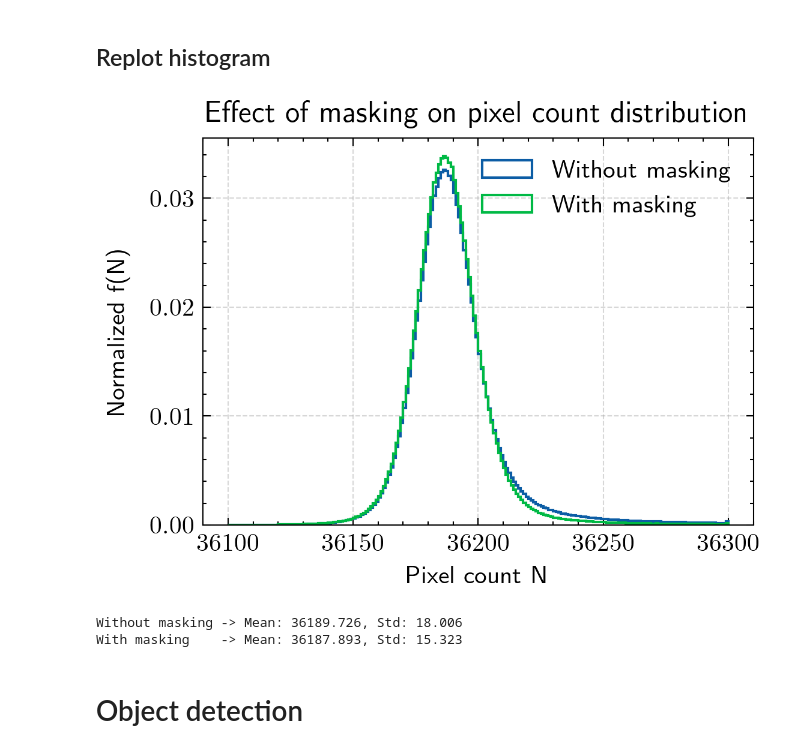
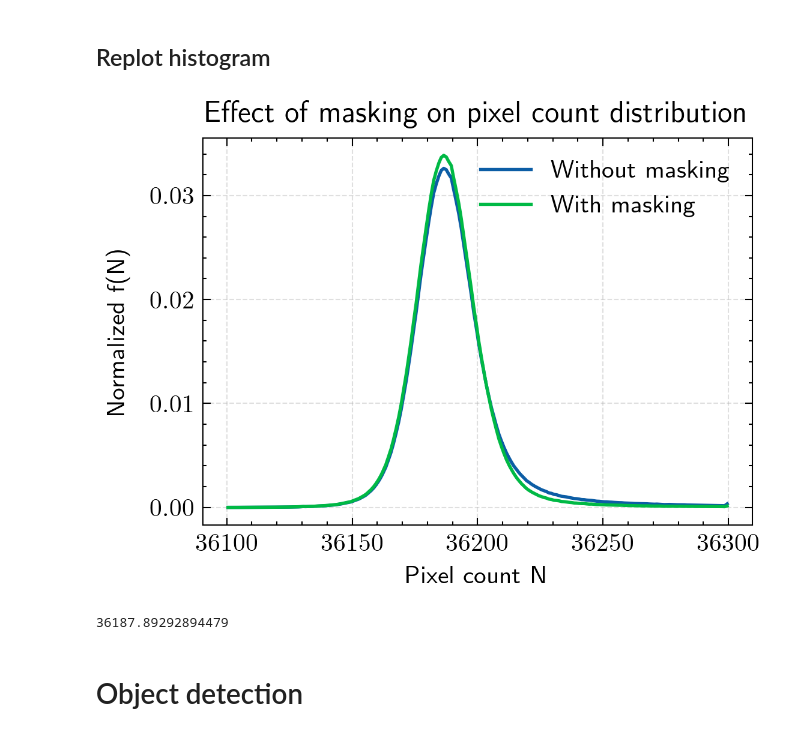
Before and after one commit to wnguyen1312/Astronomical-Image-Processing, a Jupyter notebook: visualization.ipynb, the cells around one changed output. Saved outputs shown, nothing was run; the diff lists cells and outputs as text; code cells hidden in the pictures.

```diff
--- a/visualization.ipynb
+++ b/visualization.ipynb
@@ -244,43 +244,35 @@ plt.show()
 # %%
 # --- Flatten both arrays ---
 pixels_all = crop.flatten()
-pixels_masked = crop[mask_bool].flatten()   # only used if True
+pixels_masked = crop[mask_bool].flatten()
 
 # --- Define range and bins ---
 min_count, max_count = 36.1e3, 36.3e3
 bin_edges = np.arange(min_count, max_count + 1, 1)
+bin_centers = 0.5 * (bin_edges[:-1] + bin_edges[1:])
 
 # --- Apply range selection ---
-range_mask_all = (pixels_all >= min_count) & (pixels_all <= max_count)
-range_mask_masked = (pixels_masked >= min_count) & (pixels_masked <= max_count)
+pixels_all_in_range = pixels_all[(pixels_all >= min_count) & (pixels_all <= max_count)]
+pixels_masked_in_range = pixels_masked[(pixels_masked >= min_count) & (pixels_masked <= max_count)]
 
-pixels_all_in_range = pixels_all[range_mask_all]
-pixels_masked_in_range = pixels_masked[range_mask_masked]
+# --- Manual histogram (normalized) ---
+hist_all, _ = np.histogram(pixels_all_in_range, bins=bin_edges, density=True)
+hist_masked, _ = np.histogram(pixels_masked_in_range, bins=bin_edges, density=True)
 
-# --- Compute stats ---
-mean_all = np.mean(pixels_all_in_range)
-std_all  = np.std(pixels_all_in_range)
-mean_masked = np.mean(pixels_masked_in_range)
-std_masked  = np.std(pixels_masked_in_range)
-
-# --- Plot comparison ---
+# --- Plot as smooth line ---
 plt.figure(figsize=(4, 3), dpi=300)
-plt.hist(pixels_all_in_range, bins=bin_edges, density=True, label='Without masking', histtype = 'step')
-plt.hist(pixels_masked_in_range, bins=bin_edges, density=True, label='With masking', histtype='step')
+plt.plot(bin_centers, hist_all, lw=1.3, label='Without masking')
+plt.plot(bin_centers, hist_masked, lw=1.3, label='With masking')
 plt.xlabel('Pixel count N')
 plt.ylabel('Normalized f(N)', labelpad=8)
 plt.title('Effect of masking on pixel count distribution')
 plt.legend()
-plt.grid(alpha=0.5, linestyle='--')
+plt.grid(alpha=0.4, linestyle='--')
 plt.tight_layout()
 plt.show()
-
-print(f"Without masking -> Mean: {mean_all:.3f}, Std: {std_all:.3f}")
-print(f"With masking    -> Mean: {mean_masked:.3f}, Std: {std_masked:.3f}")
 # %% [output]
-[figure, old version]
+[figure, new version]
-Without masking -> Mean: 36189.726, Std: 18.006
-With masking    -> Mean: 36187.893, Std: 15.323
+36187.89292894479
 # %% [markdown]
 # Object detection
 # %%
```
Also changed, not shown: parts of 1 cell of this notebook.
